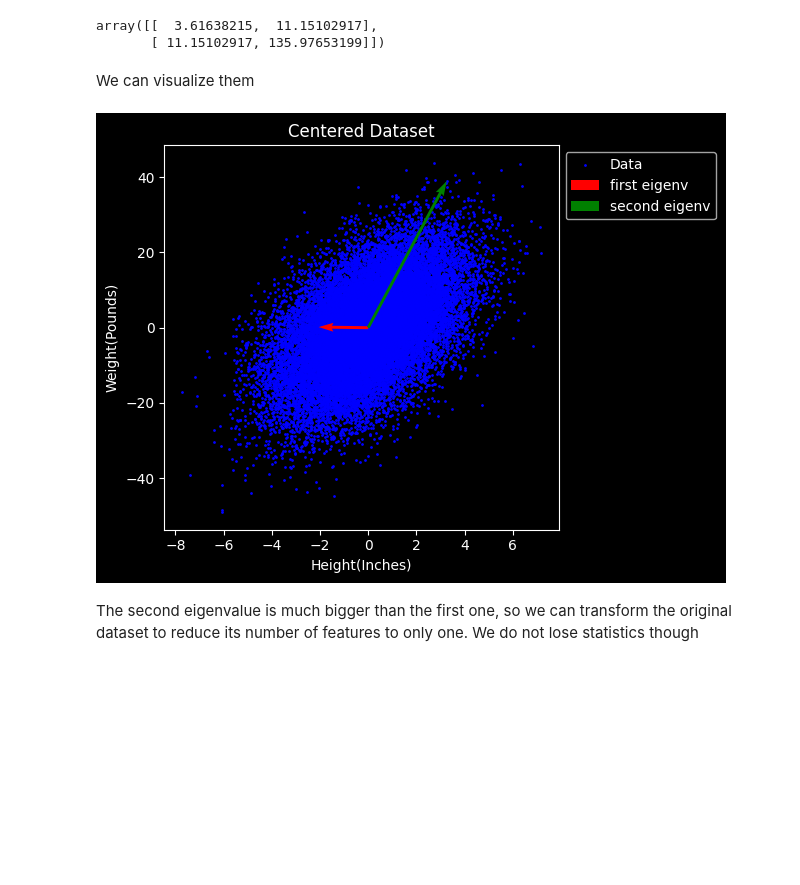
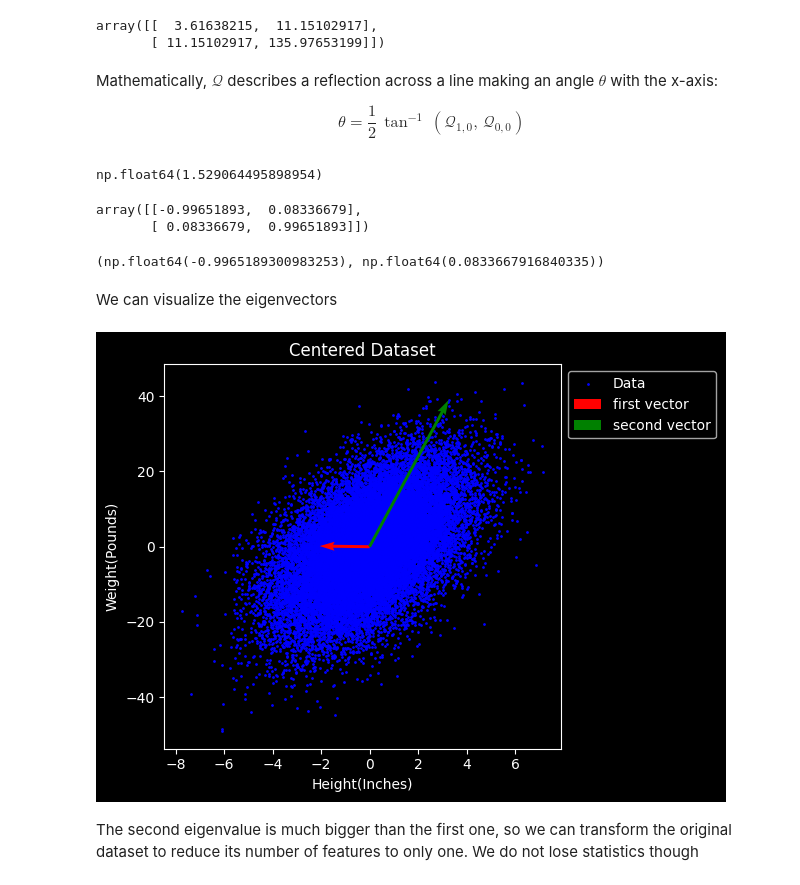
Before and after one commit to Cristopher-py/Python-machine-learning, a Jupyter notebook: Classical Machine Learning/Data Analysis/PCA.ipynb, the cells around one changed output. Saved outputs shown, nothing was run; the diff lists cells and outputs as text; code cells hidden in the pictures; blank space fills up the shorter version.

```diff
--- a/Classical Machine Learning/Data Analysis/PCA.ipynb
+++ b/Classical Machine Learning/Data Analysis/PCA.ipynb
@@ -92,30 +92,50 @@ Q @ Lambda @ Q.T # Covariance matrix
 # %% [output]
 array([[  3.61638215,  11.15102917],
        [ 11.15102917, 135.97653199]])
+# %% [markdown]
+Mathematically, $\mathcal{Q}$ describes a reflection across a line making an angle $\theta$ with the x-axis:
+
+$$
+    \theta = \frac{1}{2} \, \operatorname{tan}^{-1} \, (\mathcal{Q}_{1,0}, \, \mathcal{Q}_{0, 0})
+$$
+# %%
+theta = 0.5 * np.atan2(Q[1, 0], Q[0, 0])
+theta # Radians
+# %% [output]
+np.float64(1.529064495898954)
+# %%
+Q # Q matrix
+# %% [output]
+array([[-0.99651893,  0.08336679],
+       [ 0.08336679,  0.99651893]])
+# %%
+np.cos(2 * theta), np.sin(2 * theta) # Coefficients of Q refound
+# %% [output]
+(np.float64(-0.9965189300983253), np.float64(0.0833667916840335))
 # %% [markdown]
-We can visualize them
+We can visualize the eigenvectors
 # %%
 # Eigenvectors visualization
 centered_dataset.plot(x = 'Height(Inches)', y = 'Weight(Pounds)', kind = 'scatter', s = 1, color = 'blue', label = 'Data')
 plt.quiver(0, 0, eigenvalues[0] * eigenvectors[:, 0][0], eigenvalues[0] * eigenvectors[:, 0][1],
            angles = 'xy',
            scale_units = 'xy',
            scale = 1.3,
            color = 'red',
-           label = 'first eigenv')
+           label = 'first vector')
 plt.quiver(0, 0, eigenvalues[1] * eigenvectors[:, 1][0], eigenvalues[1] * eigenvectors[:, 1][1],
            angles = 'xy',
            scale_units = 'xy',
            scale = 3.5,
            color = 'green',
-           label = 'second eigenv')
+           label = 'second vector')
 plt.title('Centered Dataset')
 plt.legend(loc = 'upper left', bbox_to_anchor = (1, 1))
 
 plt.tight_layout()
 plt.show()
 # %% [output]
-[figure, old version]
+[figure, new version]
 # %% [markdown]
 The second eigenvalue is much bigger than the first one, so we can transform the original dataset to reduce its number of features to only one. We do not lose statistics though
 # %%
```
Also changed, not shown: parts of 2 cells of this notebook.
